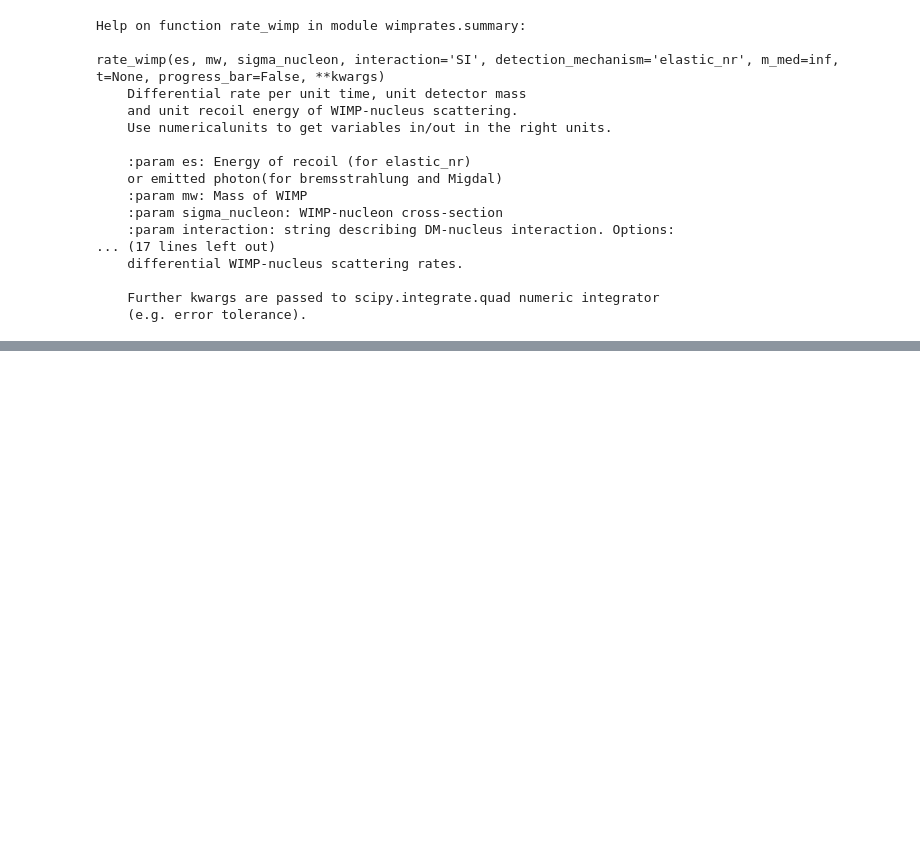
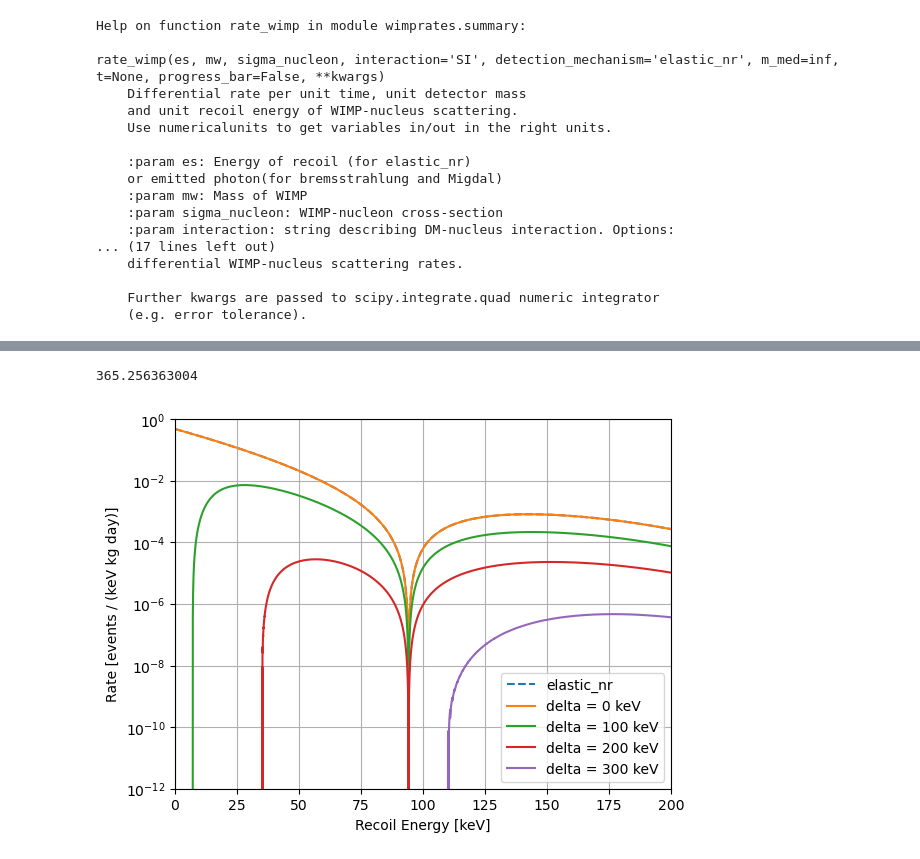
Before and after one commit to Junyinghuang/wimprates, a Jupyter notebook: notebooks/test.ipynb, the cells around one changed output, grey strips where cells are left out. Saved outputs shown, nothing was run; the diff lists cells and outputs as text; code cells hidden in the pictures; blank space fills up the shorter version.

```diff
--- a/notebooks/test.ipynb
+++ b/notebooks/test.ipynb
@@ -129,0 +563,79 @@ rate_wimp(es, mw, sigma_nucleon, interaction='SI', detection_mechanism='elastic_
+# %%
+nu.year/nu.day
+# %% [output]
+365.256363004
+# %%
+import wimprates
+import numpy as np
+import matplotlib.pyplot as plt
+
+halo_model = wimprates.StandardHaloModel(v_0=220, v_lab=232)
+
+es = np.linspace(1e-10, 200, 10000) # 能量范围 0.1 - 50 keV
+
+dr_de_0 = wimprates.rate_wimp_std(
+    es,
+    mw=1000,       # mass of wimp (GeV)
+    sigma_nucleon=1e-40, # cross section (cm^2)
+    material='Xe', # target material
+    detection_mechanism='inelastic_nr',
+    halo_model=halo_model,
+    delta=0  # 能级差 (keV)
+) / 1000 / (nu.year/nu.day)
+
+dr_de = wimprates.rate_wimp_std(
+    es,
+    mw=1000,       # mass of wimp (GeV)
+    sigma_nucleon=1e-40, # cross section (cm^2)
+    material='Xe', # target material
+    halo_model=halo_model,
+    #detection_mechanism='inelastic_nr',
+    #delta=0  # 能级差 (keV)
+) / 1000 / (nu.year/nu.day)
+
+dr_de_100 = wimprates.rate_wimp_std(
+    es,
+    mw=1000,       # mass of wimp (GeV)
+    sigma_nucleon=1e-40, # cross section (cm^2)
+    material='Xe', # target material
+    detection_mechanism='inelastic_nr',
+    halo_model=halo_model,
+    delta=100  # 能级差 (keV)
+) / 1000 / (nu.year/nu.day)
+
+dr_de_200 = wimprates.rate_wimp_std(
+    es,
+    mw=1000,       # mass of wimp (GeV)
+    sigma_nucleon=1e-40, # cross section (cm^2)
+    material='Xe', # target material
+    detection_mechanism='inelastic_nr',
+    halo_model=halo_model,
+    delta=200  # 能级差 (keV)
+) / 1000 / (nu.year/nu.day)
+
+dr_de_300 = wimprates.rate_wimp_std(
+    es,
+    mw=1000,       # mass of wimp (GeV)
+    sigma_nucleon=1e-40, # cross section (cm^2)
+    material='Xe', # target material
+    detection_mechanism='inelastic_nr',
+    halo_model=halo_model,
+    delta=300  # 能级差 (keV)
+) / 1000 / (nu.year/nu.day)
+
+plt.plot(es, dr_de, label='elastic_nr', linestyle='--')
+plt.plot(es, dr_de_0, label='delta = 0 keV')
+plt.plot(es, dr_de_100, label='delta = 100 keV')
+plt.plot(es, dr_de_200, label='delta = 200 keV')
+plt.plot(es, dr_de_300, label='delta = 300 keV')
+
+plt.yscale('log')
+plt.xlabel('Recoil Energy [keV]')
+plt.ylabel('Rate [events / (keV kg day)]')
+plt.xlim(0, 200)
+plt.ylim(1e-12, 1)
+plt.legend()
+plt.grid()
+plt.show()
+# %% [output]
+[figure, added]
```
Also changed, not shown: parts of 20 cells of this notebook, 2 other files.
